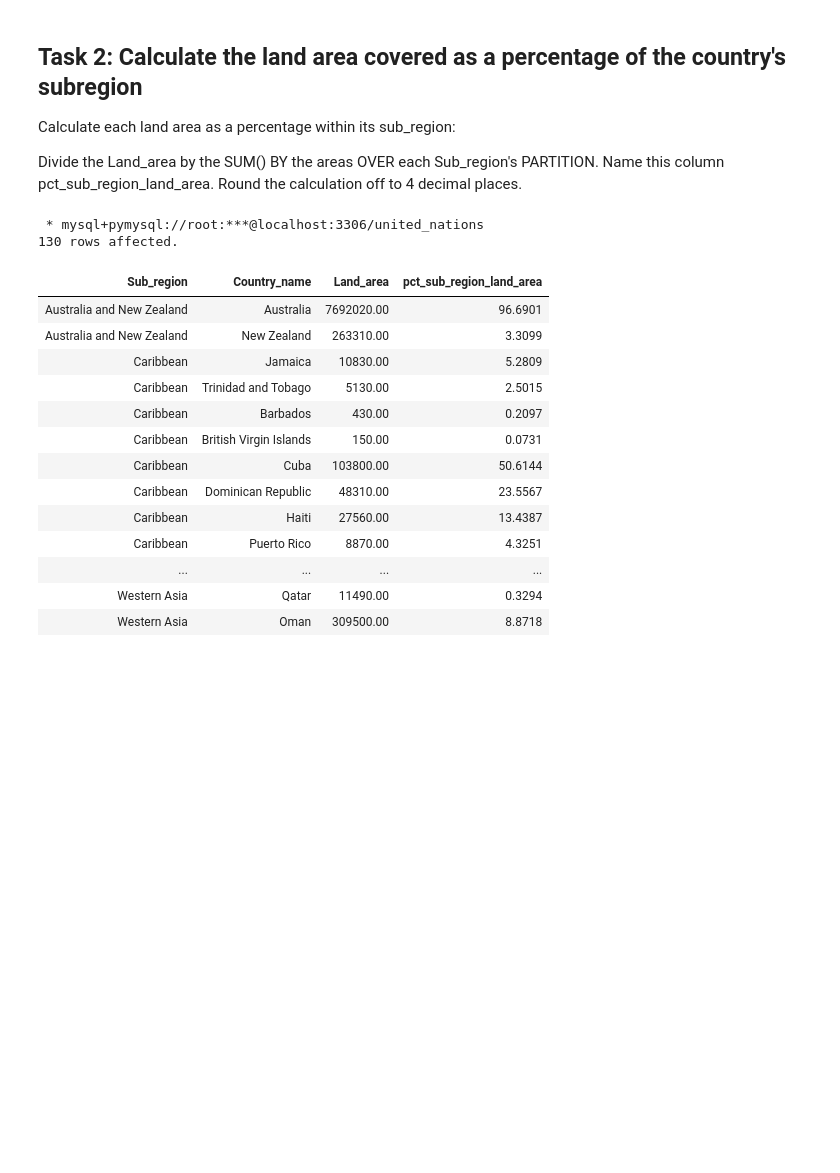
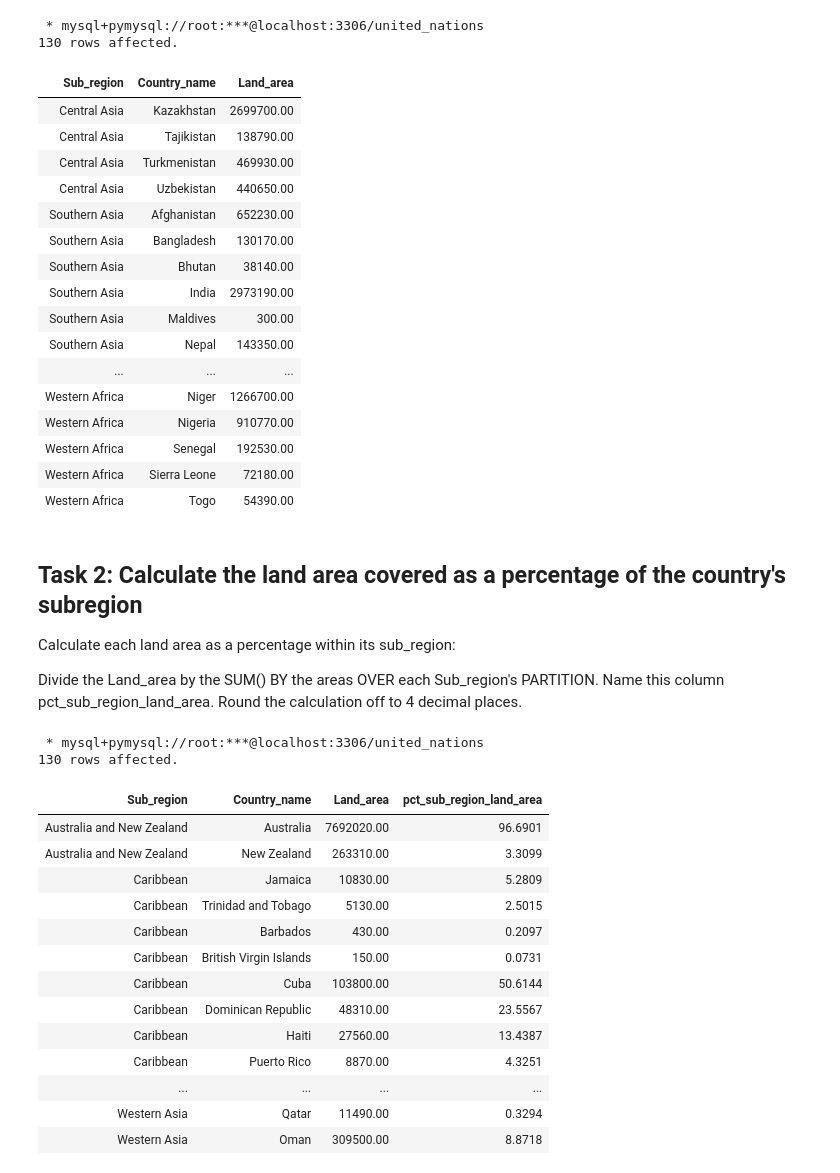
Before and after one commit to Ofgeha-Gelana/mysql-queries-notebook, a Jupyter notebook: window_func.ipynb, the cells around one changed output. Saved outputs shown, nothing was run; the diff lists cells and outputs as text; code cells hidden in the pictures; blank space fills up the shorter version.

```diff
--- a/window_func.ipynb
+++ b/window_func.ipynb
@@ -43,3 +21,32 @@ LIMIT 10
+# %%
+%%sql
+SELECT
+	Sub_region,
+    Country_name,
+    Land_area
+FROM united_nations.Access_to_Basic_Services
+WHERE Time_period = 2020
+AND Land_area IS NOT NULL;
+# %% [output]
+ * mysql+pymysql://root:***@localhost:3306/united_nations
+130 rows affected.
+| Sub_region | Country_name | Land_area |
+| Central Asia | Kazakhstan | 2699700.00 |
+| Central Asia | Tajikistan | 138790.00 |
+| Central Asia | Turkmenistan | 469930.00 |
+| Central Asia | Uzbekistan | 440650.00 |
+| Southern Asia | Afghanistan | 652230.00 |
+| Southern Asia | Bangladesh | 130170.00 |
+| Southern Asia | Bhutan | 38140.00 |
+| Southern Asia | India | 2973190.00 |
+| Southern Asia | Maldives | 300.00 |
+| Southern Asia | Nepal | 143350.00 |
+| ... | ... | ... |
+| Western Africa | Niger | 1266700.00 |
+| Western Africa | Nigeria | 910770.00 |
+| Western Africa | Senegal | 192530.00 |
+| Western Africa | Sierra Leone | 72180.00 |
+| Western Africa | Togo | 54390.00 |
 # %% [markdown]
 ## Task 2: Calculate the land area covered as a percentage of the country's subregion
 Calculate each land area as a percentage within its sub_region:
```
Also changed, not shown: parts of 2 cells of this notebook, 1 other file.
